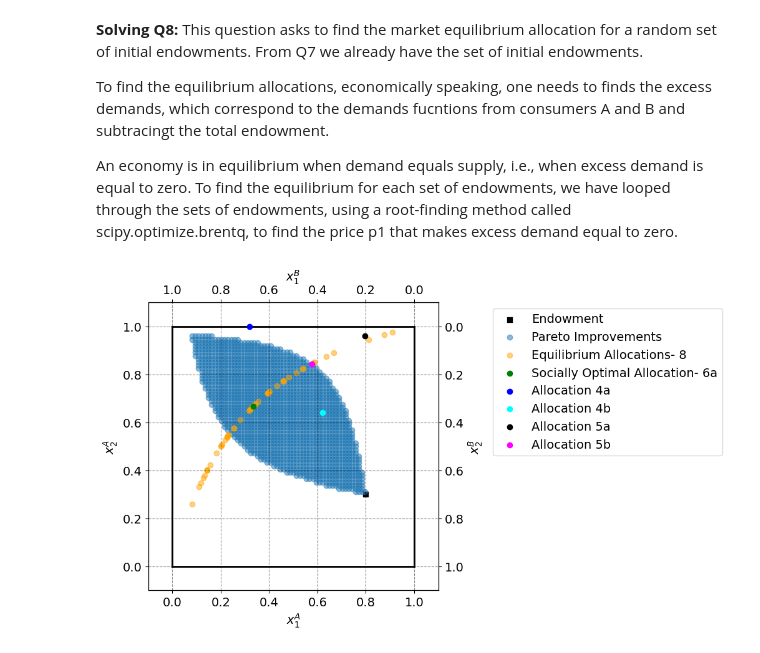
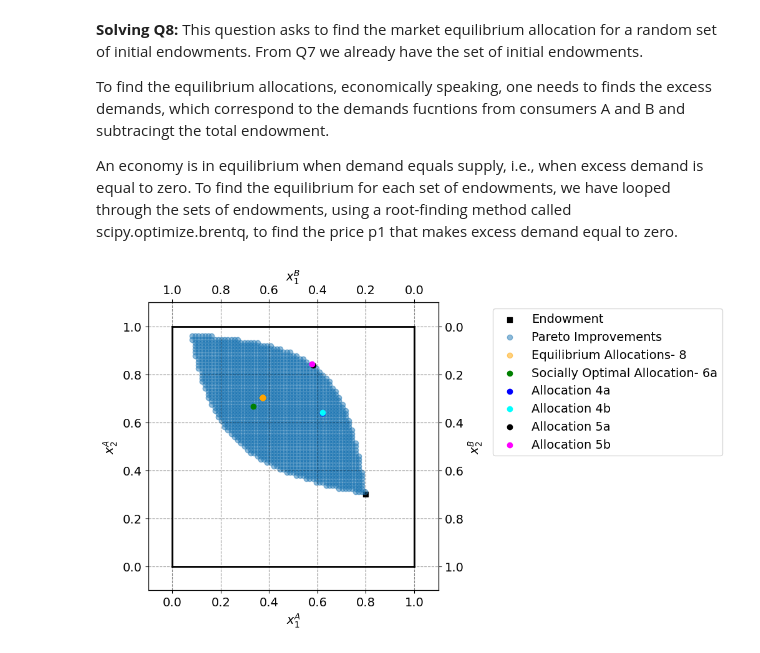
Before and after one commit to NumEconCopenhagen/projects-2024-isabel_nicole_snorri, a Jupyter notebook: inauguralproject/improving inauguralproject.ipynb, the cells around one changed output. Saved outputs shown, nothing was run; the diff lists cells and outputs as text; code cells hidden in the pictures.

```diff
--- a/inauguralproject/improving inauguralproject.ipynb
+++ b/inauguralproject/improving inauguralproject.ipynb
@@ -272,7 +270,9 @@ def optimize_4a():
             Optimal_A_Utility = current_utility
             Optimal_p1 = p1
     # Calculate x1_A and x2_A for the optimal p1 found
-    x1_A, x2_A = model.demand_A(Optimal_p1, p2=1)
+    x1_B, x2_B = model.demand_B(Optimal_p1, p2=1)
+    x1_A= 1- x1_B
+    x2_A = 1- x2_B
     return Optimal_p1, -Optimal_A_Utility, x1_A, x2_A
 
 # For 4b: Continuous optimization for any positive p1 -> Numerical optimizer
@@ -329,14 +329,12 @@ def optimize_5a():
     Optimal_x1A_5a = np.nan
     Optimal_x2A_5a = np.nan
     Optimal_A_Utility = np.inf
-    for x1A in pareto_imp_x1A:
-        for x2A in pareto_imp_x2A:
-            current_utility = -model.utility_A(x1A, x2A)
-            if current_utility <= Optimal_A_Utility:
-                Optimal_A_Utility = current_utility
-                Optimal_x1A_5a = x1A
-                Optimal_x2A_5a = x2A
-
+    for (x1A,x2A) in zip(pareto_imp_x1A,pareto_imp_x2A):
+        current_utility = -model.utility_A(x1A, x2A)
+        if current_utility <= Optimal_A_Utility:
+            Optimal_A_Utility = current_utility
+            Optimal_x1A_5a = x1A
+            Optimal_x2A_5a = x2A
     return Optimal_x1A_5a, Optimal_x2A_5a, -Optimal_A_Utility
 
 
@@ -360,8 +358,7 @@ def optimize_5b():
 
 # Executing Optimization:
 allocation_5b, utility_5b = optimize_5b()
-allocation_5b = x1_A_5b, x2_A_5b
-
+x1_A_5b, x2_A_5b =allocation_5b
 x1_A_5a, x2_A_5a, utility_5a = optimize_5a()
 
 print(f"5a: Optimal X1_A = {x1_A_5a}, Optimal X2_A = {x2_A_5a}, Utility for A = {utility_5a}")
@@ -525,11 +520,14 @@ To find the equilibrium allocations, economically speaking, one needs to finds t
 An economy is in equilibrium when demand equals supply, i.e., when excess demand is equal to zero. To find the equilibrium for each set of endowments, we have looped through the sets of endowments, using a root-finding method called scipy.optimize.brentq, to find the price p1 that makes excess demand equal to zero.
 # %%
 # FINDING EQUILIBRIUM ALLOCATIONS
+
+from copy import copy
 
 # Defining Excess Demand:
     # Excess demand for good 1
 def excess_demand_good1(p1, w1_A, w2_A, model):
-    model.par.w1A, model.par.w2A = w1_A, w2_A
+    w1_A = copy(model.par.w1A)
+    w2_A = copy(model.par.w2A)
 
     x1A, _ = model.demand_A(p1)
     x1B, _ = model.demand_B(p1)
@@ -538,7 +536,8 @@ def excess_demand_good1(p1, w1_A, w2_A, model):
 
    # Excess demand for good 2
 def excess_demand_good2(p1, w1_A, w2_A, model):
-    model.par.w1A, model.par.w2A = w1_A, w2_A
+    w1_A = copy(model.par.w1A)
+    w2_A = copy(model.par.w2A)
 
     _, x2A = model.demand_A(p1)
     _, x2B = model.demand_B(p1)
@@ -585,36 +584,36 @@ ax_B.invert_xaxis()
 ax_B.invert_yaxis()
 
 # Plotting initial endowment (over A's perspective)
-ax_A.scatter(omega1_A, omega2_A,marker='s',color='black',label='Endowment')
+ax_A.scatter(model.par.w1A,model.par.w2A,marker='s',color='black',label='Endowment')
 
 # Plotting Pareto Improvements
 ax_A.scatter(pareto_imp_x1A, pareto_imp_x2A, alpha=0.5, label="Pareto Improvements")
 
 # Plot equilibrium allocations (from 8):
 ax_A.scatter(equilibrium_x1A, equilibrium_x2A,color='orange', alpha=0.5, label='Equilibrium Allocations- 8')
 
 # Plot initial Socially optimal allocation (from 6a)
 ax_A.scatter(social_opt_x1A, social_opt_x2A, color='green', label='Socially Optimal Allocation- 6a', zorder=5)
 
 # Plot 4a and 4b allocations:
 ax_A.scatter(x1_A_4a, x2_A_4a, color='blue', label='Allocation 4a', zorder=5)
 ax_A.scatter(x1_A_4b, x2_A_4b, color='cyan', label='Allocation 4b', zorder=5)
 
 # Plot 5a and 5b allocations:
 ax_A.scatter(x1_A_5a, x2_A_5a, color='black', label='Allocation 5a', zorder=5)
 ax_A.scatter(x1_A_5b, x2_A_5b, color='magenta', label='Allocation 5b', zorder=5)
 
 # Graph limits
 ax_A.plot([0,w1bar],[0,0],lw=2,color='black')
 ax_A.plot([0,w1bar],[w2bar,w2bar],lw=2,color='black')
 ax_A.plot([0,0],[0,w2bar],lw=2,color='black')
 ax_A.plot([w1bar,w1bar],[0,w2bar],lw=2,color='black')
 
 ax_A.set_xlim([-0.1, w1bar + 0.1])
 ax_A.set_ylim([-0.1, w2bar + 0.1])
 ax_B.set_xlim([w1bar + 0.1, -0.1])
 ax_B.set_ylim([w2bar + 0.1, -0.1])
 
 ax_A.legend(frameon=True,loc='upper right',bbox_to_anchor=(2,1.0));
 # %% [output]
-[figure, old version]
+[figure, new version]
```
Also changed, not shown: parts of 6 cells of this notebook.
